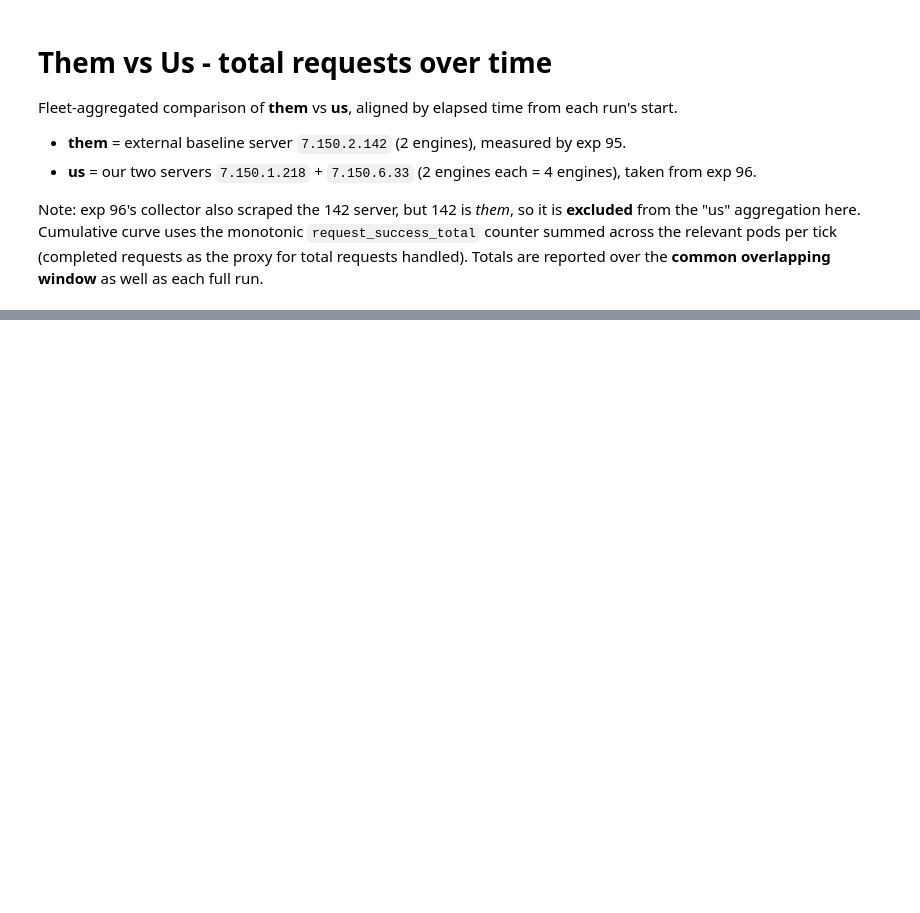
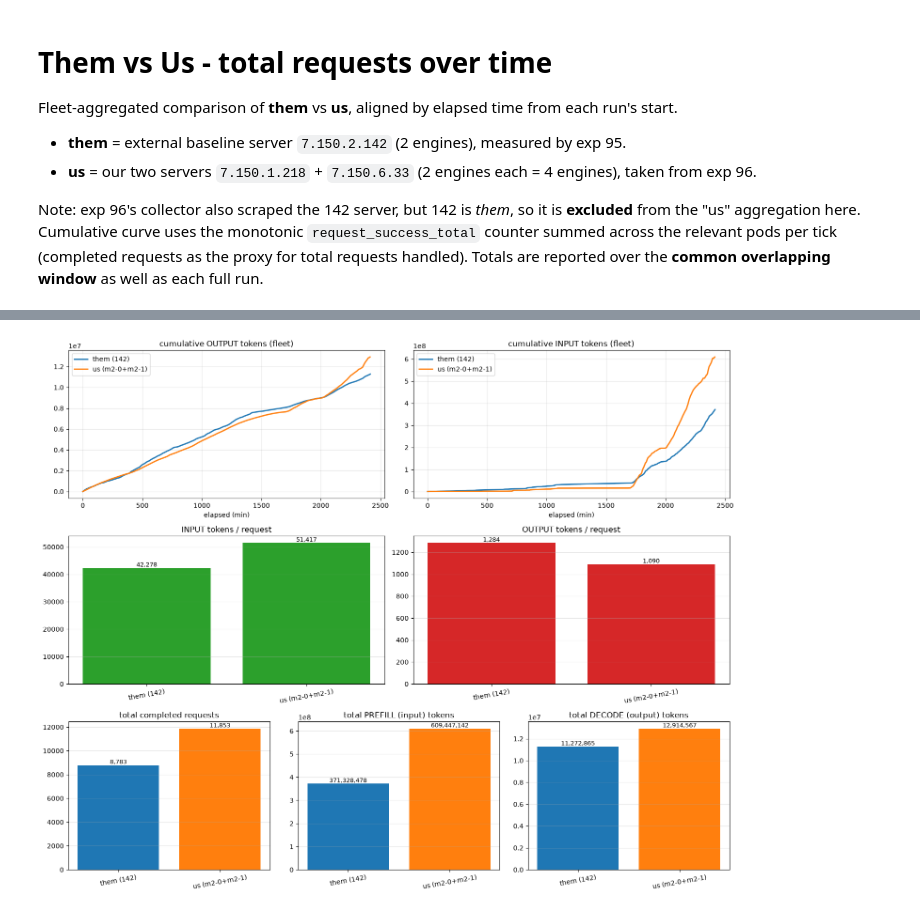
Before and after one commit to immengzi/LLM-LA, a Jupyter notebook: analysis-notebooks/load-state-95-96.ipynb, the cells around one changed output, grey strips where cells are left out. Drawn from its saved outputs; the diff is of its cells as text; code cells hidden in the pictures; blank space fills up the shorter version.

```diff
--- a/analysis-notebooks/load-state-95-96.ipynb
+++ b/analysis-notebooks/load-state-95-96.ipynb
@@ -565,0 +595,97 @@ Over the common window, us handled 0.88x the requests of them (us per-engine: 81
+# %%
+them_e = engine_rows(df95)                # 142 (external), 2 engines
+us_e   = engine_rows(df96, US_ENDPOINTS)  # ours, 4 engines
+
+
+def _rowmean(df, col):
+    return float(df[col].dropna().mean()) if (col in df.columns and df[col].notna().any()) else np.nan
+
+
+# --- 1) e2e latency (confirm the gap) ---
+lat = pd.DataFrame({
+    "run": ["them (142)", "us (m2-0+m2-1)"],
+    "engines": [them_e["endpoint_engine"].nunique(), us_e["endpoint_engine"].nunique()],
+    "e2e_avg_s (vLLM)":  [_rowmean(them_e, "e2e_latency_seconds_avg"), _rowmean(us_e, "e2e_latency_seconds_avg")],
+    "ttft_avg_s (vLLM)": [_rowmean(them_e, "ttft_seconds_avg"),        _rowmean(us_e, "ttft_seconds_avg")],
+    # them: vLLM server-side percentiles; us: only router-side available (incl. queue wait)
+    "e2e_p50_s":         [_rowmean(them_e, "e2e_p50"), _rowmean(df96, "router_e2e_p50")],
+    "e2e_p95_s":         [_rowmean(them_e, "e2e_p95"), _rowmean(df96, "router_e2e_p95")],
+}).set_index("run").round(3)
+print("e2e_p50/p95: them = vLLM server-side; us = router-side (includes queue wait -> not directly comparable).")
+if not np.isnan(lat["e2e_avg_s (vLLM)"]).any():
+    _r = lat["e2e_avg_s (vLLM)"]["us (m2-0+m2-1)"] / lat["e2e_avg_s (vLLM)"]["them (142)"]
+    print(f"CONFIRMED: server-side avg e2e for us is {_r:.1f}x them.")
+display(lat)
+
+
+# --- 2) cumulative tokens & per-request size (same prometheus method for BOTH) ---
+# request counts: absolute request_success_total delta (reliable, no rate/window drift).
+# token volumes: integral of the per-sec rates (add_cumulative, now resolution-safe).
+def _totals(dfc):
+    t = cumulative_totals(dfc)
+    g = lambda c: float(t[c].sum()) if c in t.columns else np.nan
+    return g("cum_requests"), g("cum_gen_tokens"), g("cum_prefill_tokens")
+
+
+them_c, us_c = add_cumulative(them_e), add_cumulative(us_e)
+tr, tg, tp = _totals(them_c)
+ur, ug, up = _totals(us_c)
+tok = pd.DataFrame({
+    "run": ["them (142)", "us (m2-0+m2-1)"],
+    "completed_requests":   [tr, ur],
+    "gen_tokens_total":     [tg, ug],
+    "prefill_tokens_total": [tp, up],
+    "out_tokens_per_req":   [tg / tr, ug / ur],   # output / response length
+    "in_tokens_per_req":    [tp / tr, up / ur],   # input / prompt length
+}).set_index("run").round(1)
+display(tok)
+print(f"Prompt (input) size:  them = {tp/tr:,.0f} tok/req  vs  us = {up/ur:,.0f} tok/req  "
+      f"(them = {(tp/tr)/(up/ur):.2f}x us -> them send SHORTER prompts).")
+print(f"Output (vLLM-gen):    them = {tg/tr:,.0f} tok/req  vs  us = {ug/ur:,.0f} tok/req  "
+      f"(them = {(tg/tr)/(ug/ur):.2f}x us -> similar output volume).")
+
+
+# --- 3) plots ---
+def _fleet_cum(dfc, col):
+    d = dfc[dfc[col].notna()] if col in dfc.columns else dfc.iloc[0:0]
+    if d.empty:
+        return pd.DataFrame(columns=["elapsed_min", col])
+    s = d.groupby("ts", as_index=False)[col].sum().sort_values("ts")
+    s["elapsed_min"] = (s["ts"] - s["ts"].min()).dt.total_seconds() / 60.0
+    return s
+
+
+fig, axd = plt.subplot_mosaic(
+    [["cum_out", "cum_out", "cum_out", "cum_in", "cum_in", "cum_in"],
+     ["in_req", "in_req", "in_req", "out_req", "out_req", "out_req"],
+     ["t_req", "t_req", "t_prefill", "t_prefill", "t_decode", "t_decode"]],
+    figsize=(15, 12))
+# row 1: cumulative token volumes over time
+for col, key, ttl in [("cum_gen_tokens", "cum_out", "cumulative OUTPUT tokens (fleet)"),
+                      ("cum_prefill_tokens", "cum_in", "cumulative INPUT tokens (fleet)")]:
+    ax = axd[key]
+    for c, lab, color in [(them_c, "them (142)", "#1f77b4"), (us_c, "us (m2-0+m2-1)", "#ff7f0e")]:
+        s = _fleet_cum(c, col)
+        ax.plot(s["elapsed_min"], s[col], lw=2, label=lab, color=color)
+    ax.set_xlabel("elapsed (min)"); ax.set_title(ttl); ax.grid(alpha=0.3); ax.legend()
+# row 2: input and output tokens/request as separate bars (linear scale)
+for col, key, ttl, color in [("in_tokens_per_req",  "in_req",  "INPUT tokens / request",  "#2ca02c"),
+                            ("out_tokens_per_req", "out_req", "OUTPUT tokens / request", "#d62728")]:
+    ax = axd[key]
+    ax.bar(tok.index, tok[col], color=color)
+    ax.set_title(ttl); ax.grid(alpha=0.3, axis="y")
+    ax.tick_params(axis="x", rotation=10)
+    for i, v in enumerate(tok[col]):
+        ax.text(i, v, f"{v:,.0f}", ha="center", va="bottom", fontsize=9)
+# row 3: totals - completed requests, prefill (input) tokens, decode (output) tokens
+for col, key, ttl in [("completed_requests",   "t_req",     "total completed requests"),
+                      ("prefill_tokens_total", "t_prefill", "total PREFILL (input) tokens"),
+                      ("gen_tokens_total",      "t_decode",  "total DECODE (output) tokens")]:
+    ax = axd[key]
+    ax.bar(tok.index, tok[col], color=["#1f77b4", "#ff7f0e"])
+    ax.set_title(ttl); ax.grid(alpha=0.3, axis="y")
+    ax.tick_params(axis="x", rotation=10)
+    for i, v in enumerate(tok[col]):
+        ax.text(i, v, f"{v:,.0f}", ha="center", va="bottom", fontsize=9)
+fig.tight_layout(); plt.show()
+# %% [output]
@@ -565,0 +704 @@ Over the common window, us handled 0.88x the requests of them (us per-engine: 81
+[figure, added]
```
Also changed, not shown: parts of 12 cells of this notebook.
